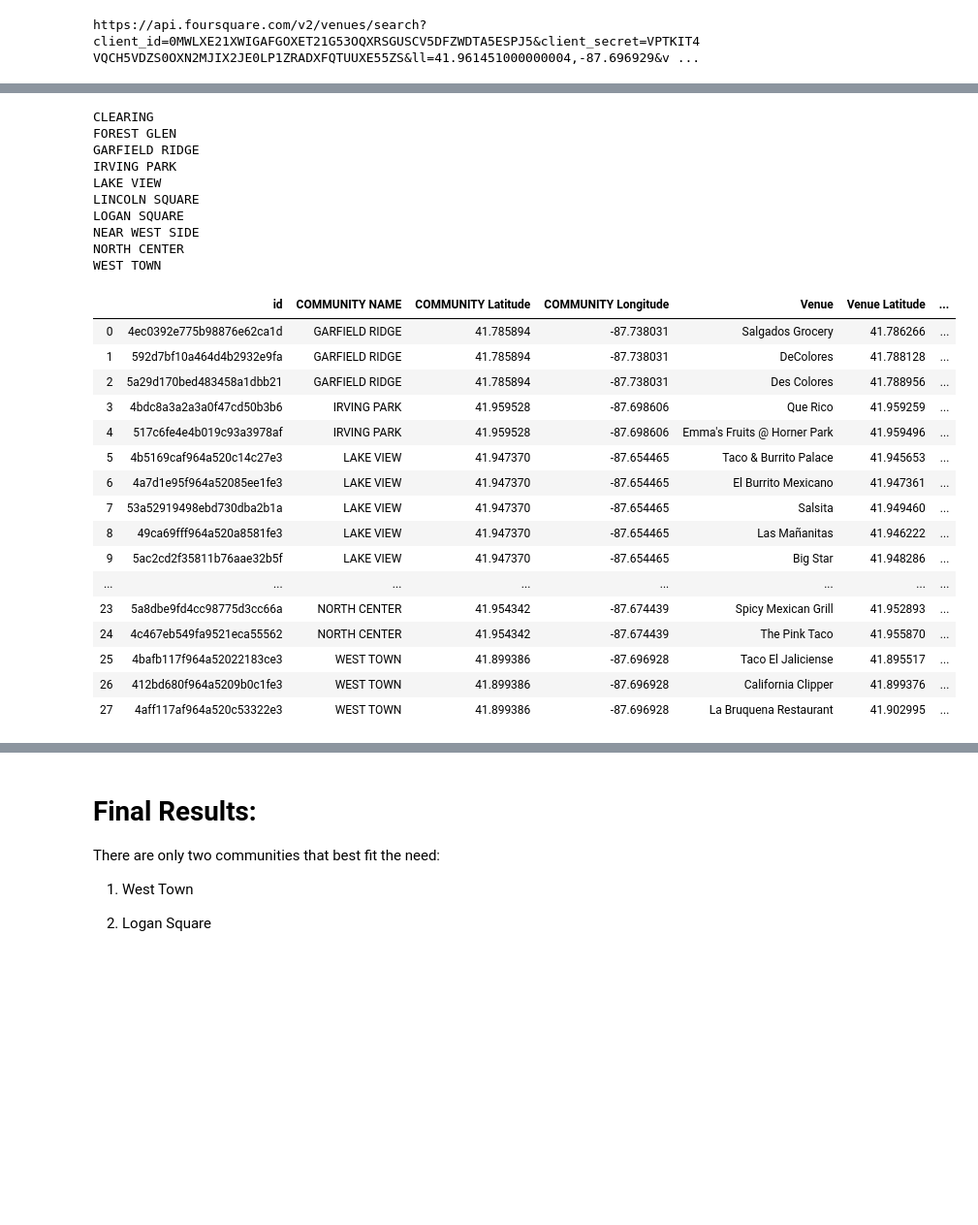
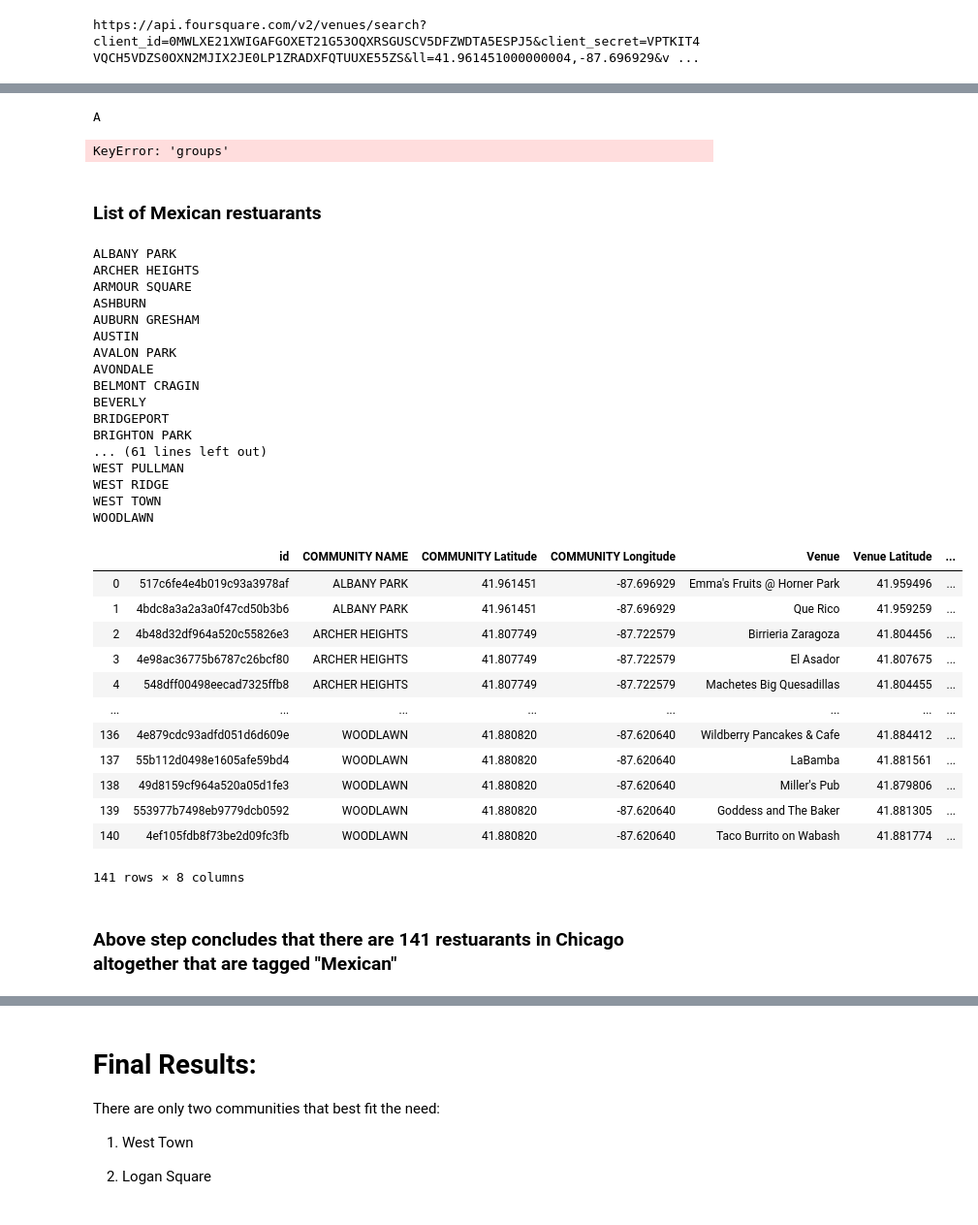
Before and after one commit to LRT-YASH/TestDSRepo, a Jupyter notebook: Week5_Final.ipynb, the cells around one changed output, grey strips where cells are left out. Shown at 97% size. Saved outputs shown, nothing was run; the diff lists cells and outputs as text; code cells hidden in the pictures; blank space fills up the shorter version.

```diff
--- a/Week5_Final.ipynb
+++ b/Week5_Final.ipynb
@@ -150,8 +183,7 @@ Chicago_Neigh_Full = Chicago_Neigh_Full.fillna(0)
 Chicago_Neigh_Full['Income_Rank'] = Chicago_Neigh_Full['Income_Rank'].astype(int)
 Chicago_Neigh_Full['H&L_Pop%_Rank'] = Chicago_Neigh_Full['H&L_Pop%_Rank'].astype(int)
 Chicago_Neigh_Full['Age_Rank'] = Chicago_Neigh_Full['Age_Rank'].astype(int)
-Chicago_Neigh_Full.where(Chicago_Neigh_Full['Income_Rank'] < 15)
-Chicago_Neigh_Full['Income_&_Hispanic_Pop_Combined_Rank'] = Chicago_Neigh_Full['Income_Rank']+Chicago_Neigh_Full['H&L_Pop%_Rank']
+Chicago_Neigh_Full['Income_&_Hispanic_Pop_Combined_Rank'] = Chicago_Neigh_Full['Income_&_Hispanic_Pop_Combined_Rank'].astype(int)
 Chicago_Neigh_Full.dtypes
 # Chicago_Neigh_Full.sort_values(['Income_Rank','H&L_Pop%_Rank','Age_Rank'],ascending=True)
 # %% [output]
@@ -197,9 +221,8 @@ Chicago_Neigh_Top_List
 # %%
 ## Adding Lat and Long information of all the communities
-neighbourhood_latitude = Chicago_Neigh_Top_List.loc[0, 'Latitude'] # neighborhood latitude value
-neighbourhood_longitude = Chicago_Neigh_Top_List.loc[0, 'Longitude'] # neighborhood longitude value
-
-neighbourhood_name = Chicago_Neigh_Top_List.loc[0, 'COMMUNITY NAME'] # neighborhood name
+neighbourhood_latitude = Chicago_Neigh_Full.loc[0, 'Latitude'] # neighborhood latitude value
+neighbourhood_longitude = Chicago_Neigh_Full.loc[0, 'Longitude'] # neighborhood longitude value
+neighbourhood_name = Chicago_Neigh_Full.loc[0, 'COMMUNITY NAME'] # neighborhood name
 
 print('Latitude and longitude values of {} are {}, {}.'.format(neighbourhood_name,
                                                                neighbourhood_latitude,
@@ -319,37 +344,53 @@ def getNearbyVenues(names, latitudes, longitudes, radius=500):
                   'Venue Category']
 
     return(nearby_venues)
+# %%
+Community_Mex_Rest1 = getNearbyVenues(names="ALBANY PARK",
+                                   latitudes='41.961451',
+                                   longitudes='-87.696929'
+                                  )
+Community_Mex_Rest1
+# %% [output]
+A
+KeyError: 'groups'
+# %% [markdown]
+### List of Mexican restuarants
 # %%
-Community_Mex_Rest = getNearbyVenues(names=Chicago_Neigh_Top_List['COMMUNITY NAME'],
-                                   latitudes=Chicago_Neigh_Top_List['Latitude'],
-                                   longitudes=Chicago_Neigh_Top_List['Longitude']
+Community_Mex_Rest = getNearbyVenues(names=Chicago_Neigh_Full['COMMUNITY NAME'],
+                                   latitudes=Chicago_Neigh_Full['Latitude'],
+                                   longitudes=Chicago_Neigh_Full['Longitude']
                                   )
 Community_Mex_Rest
 # %% [output]
-CLEARING
-FOREST GLEN
-GARFIELD RIDGE
-IRVING PARK
-LAKE VIEW
-LINCOLN SQUARE
-LOGAN SQUARE
-NEAR WEST SIDE
-NORTH CENTER
+ALBANY PARK
+ARCHER HEIGHTS
+ARMOUR SQUARE
+ASHBURN
+AUBURN GRESHAM
+AUSTIN
+AVALON PARK
+AVONDALE
+BELMONT CRAGIN
+BEVERLY
+BRIDGEPORT
+BRIGHTON PARK
+... (61 lines left out)
+WEST PULLMAN
+WEST RIDGE
 WEST TOWN
+WOODLAWN
 |  | id | COMMUNITY NAME | COMMUNITY Latitude | COMMUNITY Longitude | Venue | Venue Latitude | ... |
-| 0 | 4ec0392e775b98876e62ca1d | GARFIELD RIDGE | 41.785894 | -87.738031 | Salgados Grocery | 41.786266 | ... |
-| 1 | 592d7bf10a464d4b2932e9fa | GARFIELD RIDGE | 41.785894 | -87.738031 | DeColores | 41.788128 | ... |
-| 2 | 5a29d170bed483458a1dbb21 | GARFIELD RIDGE | 41.785894 | -87.738031 | Des Colores | 41.788956 | ... |
-| 3 | 4bdc8a3a2a3a0f47cd50b3b6 | IRVING PARK | 41.959528 | -87.698606 | Que Rico | 41.959259 | ... |
-| 4 | 517c6fe4e4b019c93a3978af | IRVING PARK | 41.959528 | -87.698606 | Emma's Fruits @ Horner Park | 41.959496 | ... |
-| 5 | 4b5169caf964a520c14c27e3 | LAKE VIEW | 41.947370 | -87.654465 | Taco & Burrito Palace | 41.945653 | ... |
-| 6 | 4a7d1e95f964a52085ee1fe3 | LAKE VIEW | 41.947370 | -87.654465 | El Burrito Mexicano | 41.947361 | ... |
-| 7 | 53a52919498ebd730dba2b1a | LAKE VIEW | 41.947370 | -87.654465 | Salsita | 41.949460 | ... |
-| 8 | 49ca69fff964a520a8581fe3 | LAKE VIEW | 41.947370 | -87.654465 | Las Mañanitas | 41.946222 | ... |
-| 9 | 5ac2cd2f35811b76aae32b5f | LAKE VIEW | 41.947370 | -87.654465 | Big Star | 41.948286 | ... |
+| 0 | 517c6fe4e4b019c93a3978af | ALBANY PARK | 41.961451 | -87.696929 | Emma's Fruits @ Horner Park | 41.959496 | ... |
+| 1 | 4bdc8a3a2a3a0f47cd50b3b6 | ALBANY PARK | 41.961451 | -87.696929 | Que Rico | 41.959259 | ... |
+| 2 | 4b48d32df964a520c55826e3 | ARCHER HEIGHTS | 41.807749 | -87.722579 | Birrieria Zaragoza | 41.804456 | ... |
+| 3 | 4e98ac36775b6787c26bcf80 | ARCHER HEIGHTS | 41.807749 | -87.722579 | El Asador | 41.807675 | ... |
+| 4 | 548dff00498eecad7325ffb8 | ARCHER HEIGHTS | 41.807749 | -87.722579 | Machetes Big Quesadillas | 41.804455 | ... |
 | ... | ... | ... | ... | ... | ... | ... | ... |
-| 23 | 5a8dbe9fd4cc98775d3cc66a | NORTH CENTER | 41.954342 | -87.674439 | Spicy Mexican Grill | 41.952893 | ... |
-| 24 | 4c467eb549fa9521eca55562 | NORTH CENTER | 41.954342 | -87.674439 | The Pink Taco | 41.955870 | ... |
-| 25 | 4bafb117f964a52022183ce3 | WEST TOWN | 41.899386 | -87.696928 | Taco El Jaliciense | 41.895517 | ... |
-| 26 | 412bd680f964a5209b0c1fe3 | WEST TOWN | 41.899386 | -87.696928 | California Clipper | 41.899376 | ... |
-| 27 | 4aff117af964a520c53322e3 | WEST TOWN | 41.899386 | -87.696928 | La Bruquena Restaurant | 41.902995 | ... |
+| 136 | 4e879cdc93adfd051d6d609e | WOODLAWN | 41.880820 | -87.620640 | Wildberry Pancakes & Cafe | 41.884412 | ... |
+| 137 | 55b112d0498e1605afe59bd4 | WOODLAWN | 41.880820 | -87.620640 | LaBamba | 41.881561 | ... |
+| 138 | 49d8159cf964a520a05d1fe3 | WOODLAWN | 41.880820 | -87.620640 | Miller's Pub | 41.879806 | ... |
+| 139 | 553977b7498eb9779dcb0592 | WOODLAWN | 41.880820 | -87.620640 | Goddess and The Baker | 41.881305 | ... |
+| 140 | 4ef105fdb8f73be2d09fc3fb | WOODLAWN | 41.880820 | -87.620640 | Taco Burrito on Wabash | 41.881774 | ... |
+141 rows × 8 columns
+# %% [markdown]
+### Above step concludes that there are 141 restuarants in Chicago altogether that are tagged "Mexican"
```
Also changed, not shown: parts of 32 cells of this notebook.
